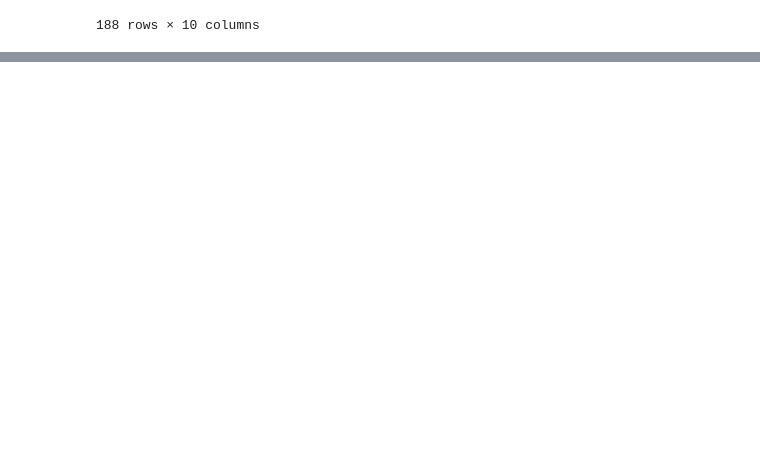
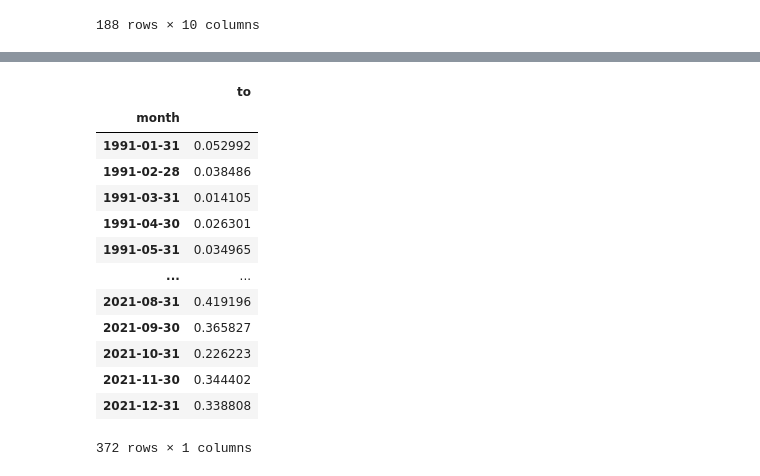
Before and after one commit to Mxc200209/Python, a Jupyter notebook: Python/Python/期末大作业-消费者信心指数预测股票市场收益率.ipynb, the cells around one changed output, grey strips where cells are left out. Drawn from its saved outputs; the diff is of its cells as text; code cells hidden in the pictures; blank space fills up the shorter version.

```diff
--- a/Python/Python/期末大作业-消费者信心指数预测股票市场收益率.ipynb
+++ b/Python/Python/期末大作业-消费者信心指数预测股票市场收益率.ipynb
@@ -484,0 +512,24 @@ Notes:
+# %%
+turnover = pd.DataFrame(cross.groupby(['month']).apply(
+    lambda x:
+    np.average(x['to_v'],weights=x['floatingvalue'])
+))
+turnover = turnover.rename(columns={0:'to'})
+turnover['month']  = pd.date_range(start='1991', end='2022', freq='m')
+turnover.set_index('month',inplace=True)
+turnover
+# %% [output]
+|  | to |
+| month |  |
+| 1991-01-31 | 0.052992 |
+| 1991-02-28 | 0.038486 |
+| 1991-03-31 | 0.014105 |
+| 1991-04-30 | 0.026301 |
+| 1991-05-31 | 0.034965 |
+| ... | ... |
+| 2021-08-31 | 0.419196 |
+| 2021-09-30 | 0.365827 |
+| 2021-10-31 | 0.226223 |
+| 2021-11-30 | 0.344402 |
+| 2021-12-31 | 0.338808 |
+372 rows × 1 columns
```
Also changed, not shown: parts of 23 cells of this notebook.
